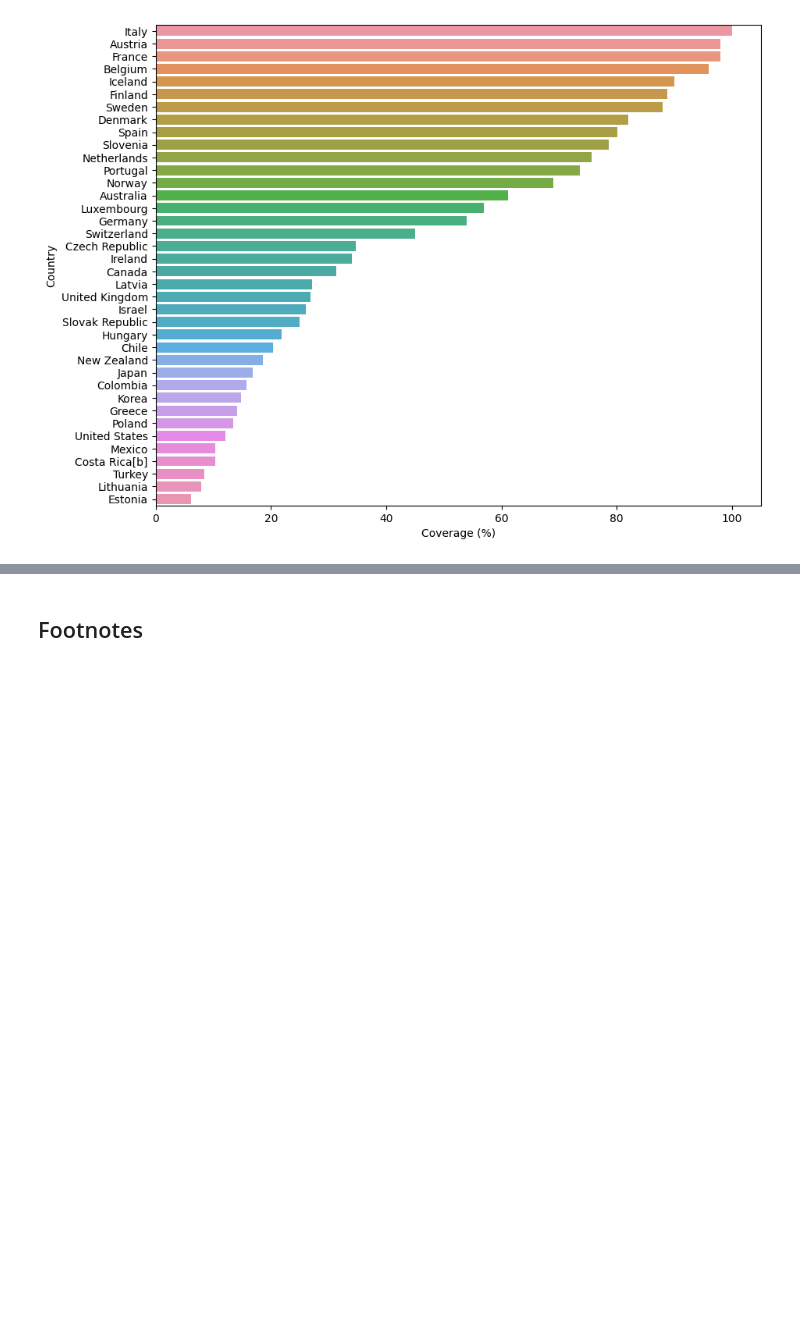
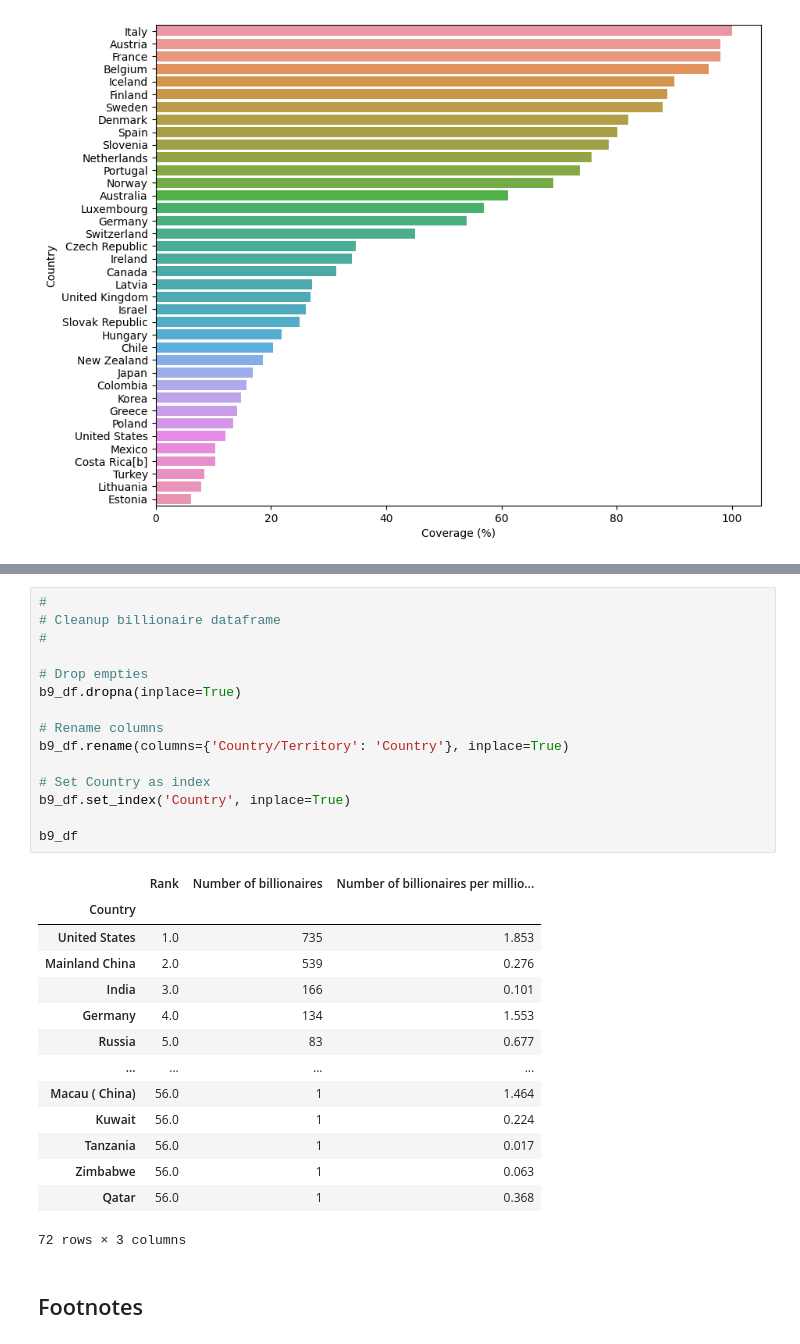
Before and after one commit to rbarrimond/jupyter-notebooks, a Jupyter notebook: billionaires.ipynb, the cells around one changed output, grey strips where cells are left out. Drawn from its saved outputs; the diff is of its cells as text; blank space fills up the shorter version.

```diff
--- a/billionaires.ipynb
+++ b/billionaires.ipynb
@@ -141,3 +190,33 @@ sns.displot(data=cac_df, x=cac_df['Coverage (%)'], binwidth=20, hue=cac_df['Unio
+# %%
+#
+# Cleanup billionaire dataframe
+#
+
+# Drop empties
+b9_df.dropna(inplace=True)
+
+# Rename columns
+b9_df.rename(columns={'Country/Territory': 'Country'}, inplace=True)
+
+# Set Country as index
+b9_df.set_index('Country', inplace=True)
+
+b9_df
+# %% [output]
+|  | Rank | Number of billionaires | Number of billionaires per millio... |
+| Country |  |  |  |
+| United States | 1.0 | 735 | 1.853 |
+| Mainland China | 2.0 | 539 | 0.276 |
+| India | 3.0 | 166 | 0.101 |
+| Germany | 4.0 | 134 | 1.553 |
+| Russia | 5.0 | 83 | 0.677 |
+| ... | ... | ... | ... |
+| Macau ( China) | 56.0 | 1 | 1.464 |
+| Kuwait | 56.0 | 1 | 0.224 |
+| Tanzania | 56.0 | 1 | 0.017 |
+| Zimbabwe | 56.0 | 1 | 0.063 |
+| Qatar | 56.0 | 1 | 0.368 |
+72 rows × 3 columns
 # %% [markdown]
 ## Footnotes
 
```
Also changed, not shown: parts of 5 cells of this notebook.
